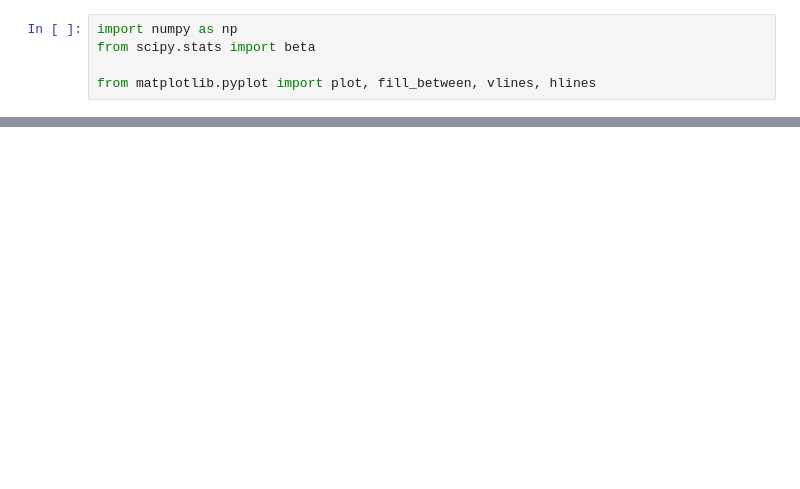
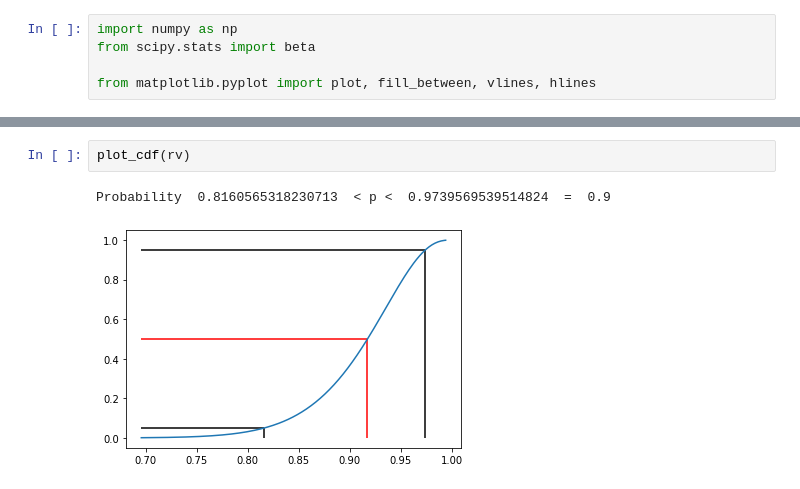
Before and after one commit to ctarrington/try-colab, a Jupyter notebook: parameter_estimation.ipynb, the cells around one changed output, grey strips where cells are left out. Saved outputs shown, nothing was run; the diff lists cells and outputs as text; blank space fills up the shorter version.

```diff
--- a/parameter_estimation.ipynb
+++ b/parameter_estimation.ipynb
@@ -40,0 +59,5 @@ Probability  0.006804714122615158  < p <  0.00822328065362432  =  0.900000000000
+# %%
+plot_cdf(rv)
+# %% [output]
+Probability  0.8160565318230713  < p <  0.9739569539514824  =  0.9
+[figure, added]
```
Also changed, not shown: parts of 5 cells of this notebook.
